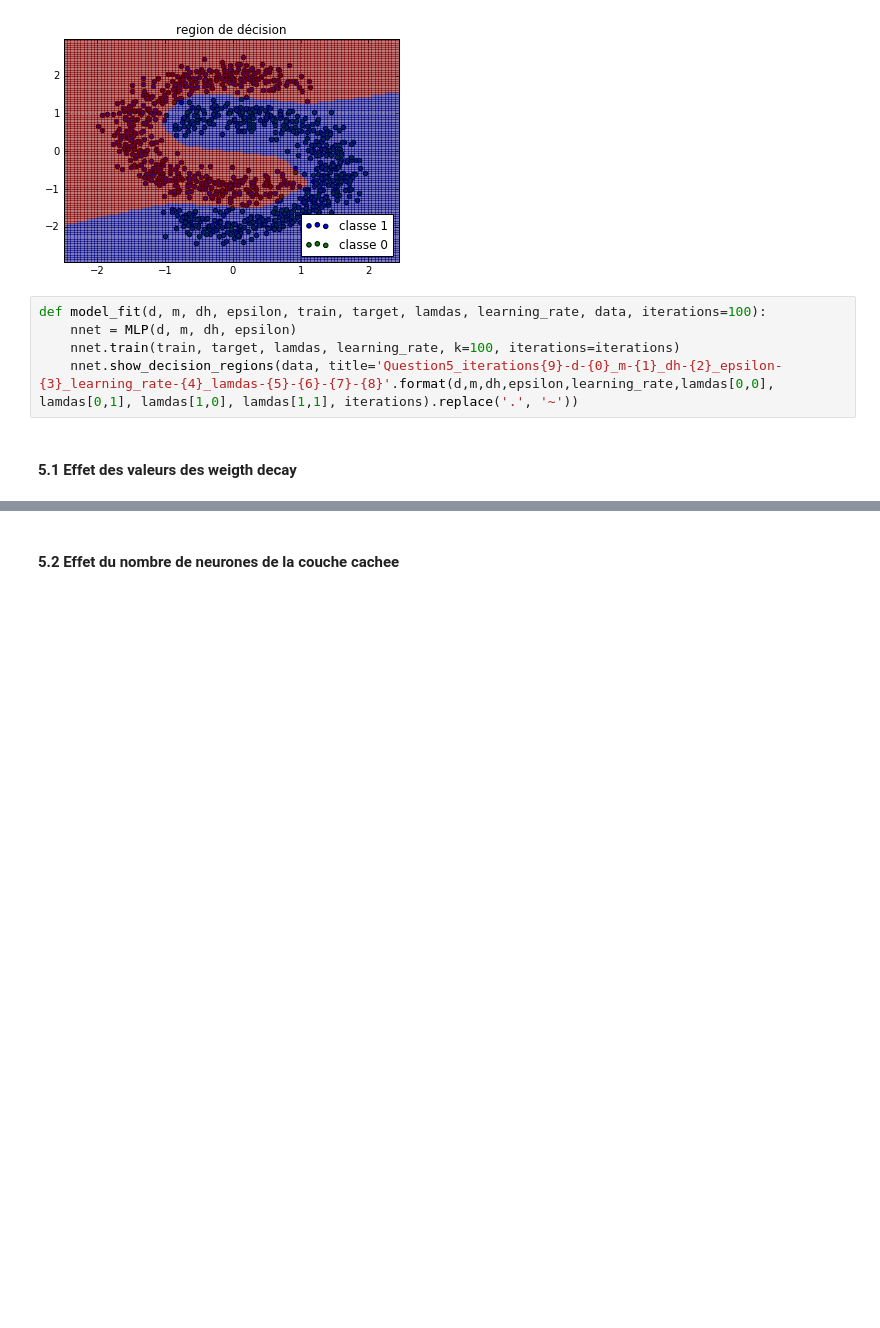
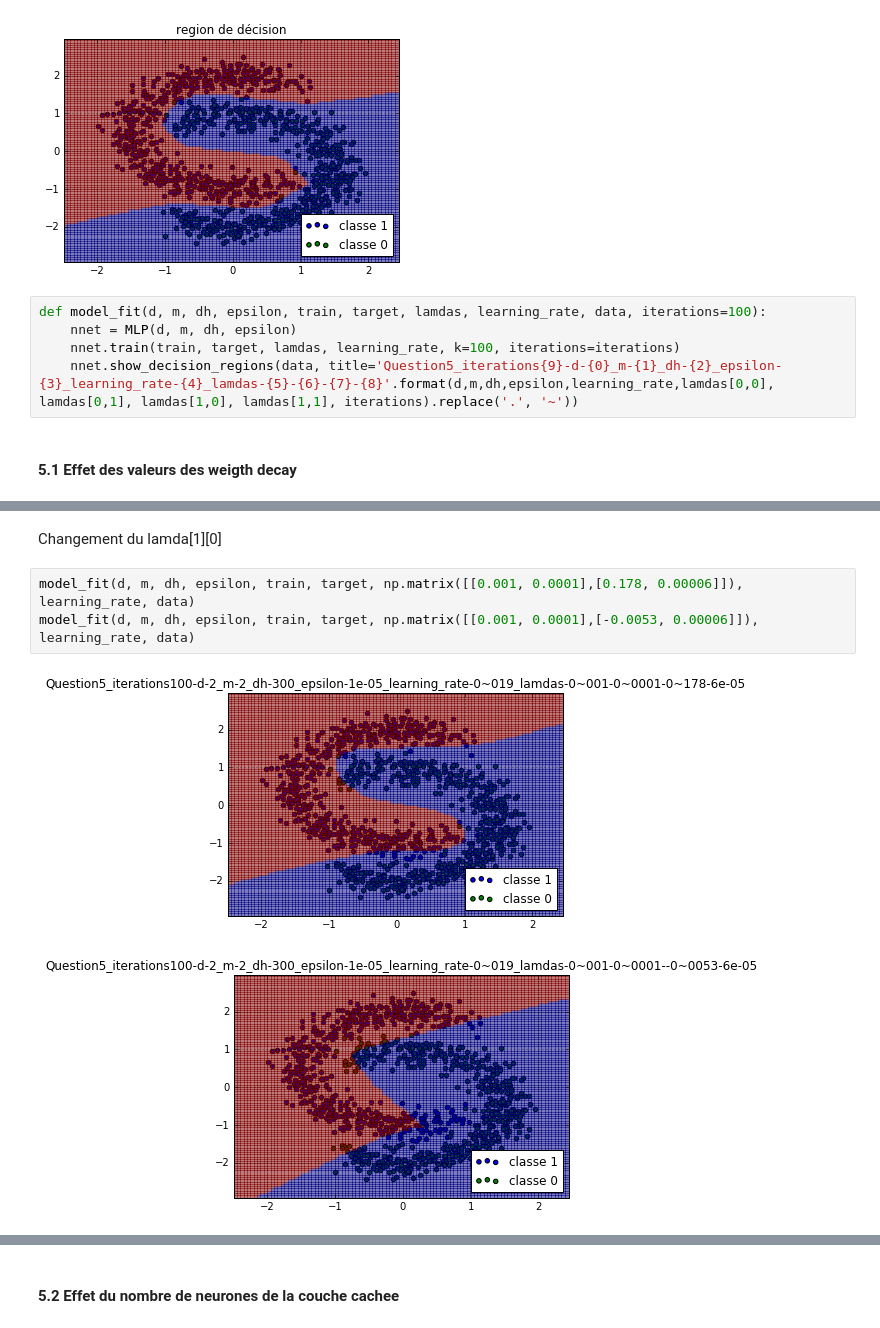
Before and after one commit to mabounassif/IFT6390, a Jupyter notebook: devoirs/d2/D2_p1_7a.ipynb, the cells around one changed output, grey strips where cells are left out. Saved outputs shown, nothing was run; the diff lists cells and outputs as text; blank space fills up the shorter version.

```diff
--- a/devoirs/d2/D2_p1_7a.ipynb
+++ b/devoirs/d2/D2_p1_7a.ipynb
@@ -190,0 +186,8 @@ model_fit(d, m, dh, epsilon, train, target, np.matrix([[0.001, 0.0001],[0.001, 0
+# %% [markdown]
+Changement du lamda[1][0]
+# %%
+model_fit(d, m, dh, epsilon, train, target, np.matrix([[0.001, 0.0001],[0.178, 0.00006]]), learning_rate, data)
+model_fit(d, m, dh, epsilon, train, target, np.matrix([[0.001, 0.0001],[-0.0053, 0.00006]]), learning_rate, data)
+# %% [output]
+[figure, added]
+[figure, added]
```
Also changed, not shown: parts of 9 cells of this notebook, 3 other files.
